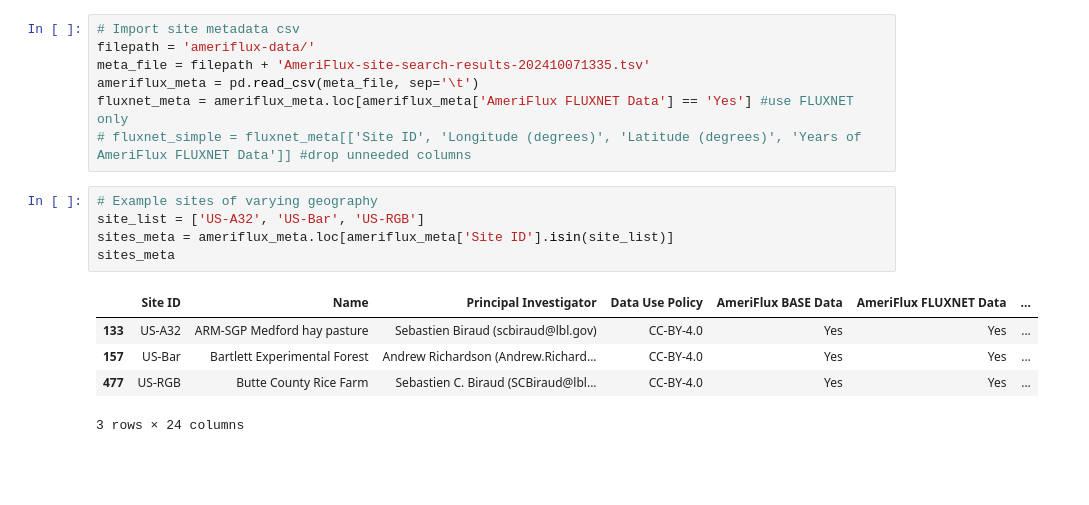
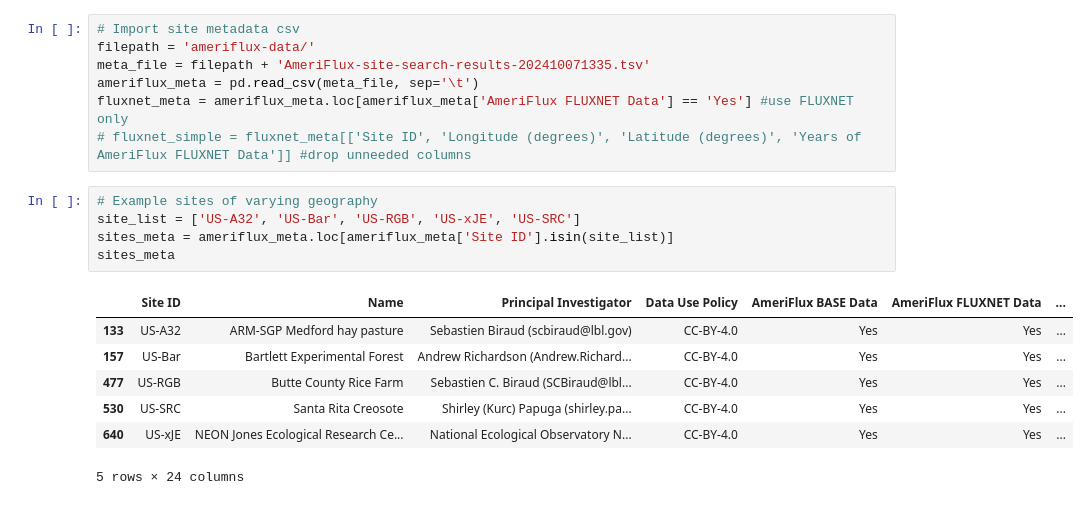
Before and after one commit to hannahzafar/FLUXNET-Model-comparison, a Jupyter notebook: comparison.ipynb, the cells around one changed output. Drawn from its saved outputs; the diff is of its cells as text; blank space fills up the shorter version.

```diff
--- a/comparison.ipynb
+++ b/comparison.ipynb
@@ -72,15 +68,17 @@ fluxnet_meta = ameriflux_meta.loc[ameriflux_meta['AmeriFlux FLUXNET Data'] == 'Y
 # fluxnet_simple = fluxnet_meta[['Site ID', 'Longitude (degrees)', 'Latitude (degrees)', 'Years of AmeriFlux FLUXNET Data']] #drop unneeded columns
 # %%
 # Example sites of varying geography
-site_list = ['US-A32', 'US-Bar', 'US-RGB']
+site_list = ['US-A32', 'US-Bar', 'US-RGB', 'US-xJE', 'US-SRC']
 sites_meta = ameriflux_meta.loc[ameriflux_meta['Site ID'].isin(site_list)]
 sites_meta
 # %% [output]
 |  | Site ID | Name | Principal Investigator | Data Use Policy | AmeriFlux BASE Data | AmeriFlux FLUXNET Data | ... |
 | 133 | US-A32 | ARM-SGP Medford hay pasture | Sebastien Biraud (scbiraud@lbl.gov) | CC-BY-4.0 | Yes | Yes | ... |
 | 157 | US-Bar | Bartlett Experimental Forest | Andrew Richardson (Andrew.Richard... | CC-BY-4.0 | Yes | Yes | ... |
 | 477 | US-RGB | Butte County Rice Farm | Sebastien C. Biraud (SCBiraud@lbl... | CC-BY-4.0 | Yes | Yes | ... |
+| 530 | US-SRC | Santa Rita Creosote | Shirley (Kurc) Papuga (shirley.pa... | CC-BY-4.0 | Yes | Yes | ... |
+| 640 | US-xJE | NEON Jones Ecological Research Ce... | National Ecological Observatory N... | CC-BY-4.0 | Yes | Yes | ... |
-3 rows × 24 columns
+5 rows × 24 columns
 # %%
 # Plot sites
 # subset CONUS
```
Also changed, not shown: parts of 32 cells of this notebook.
